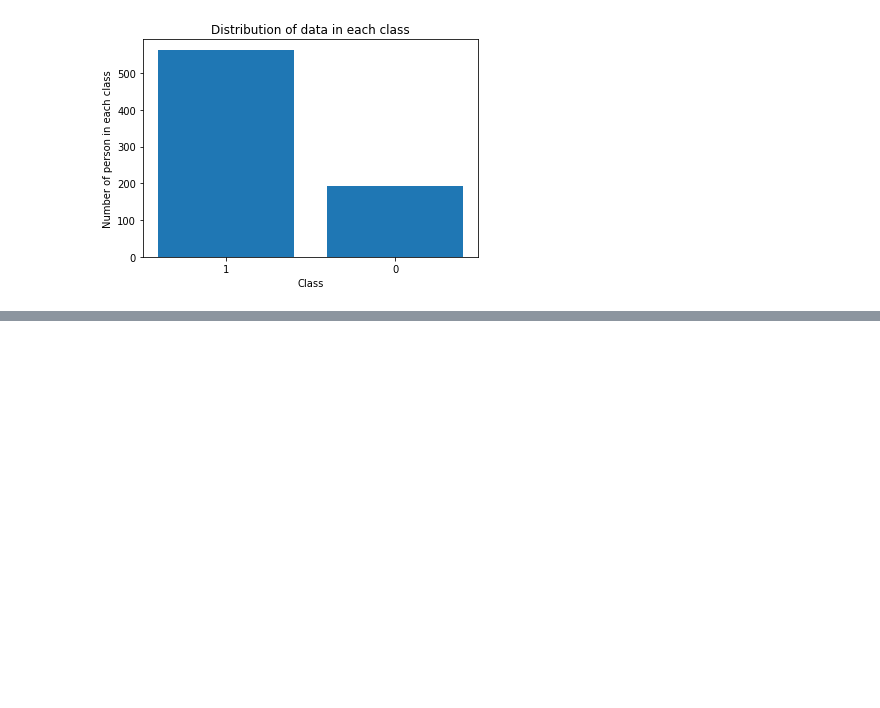
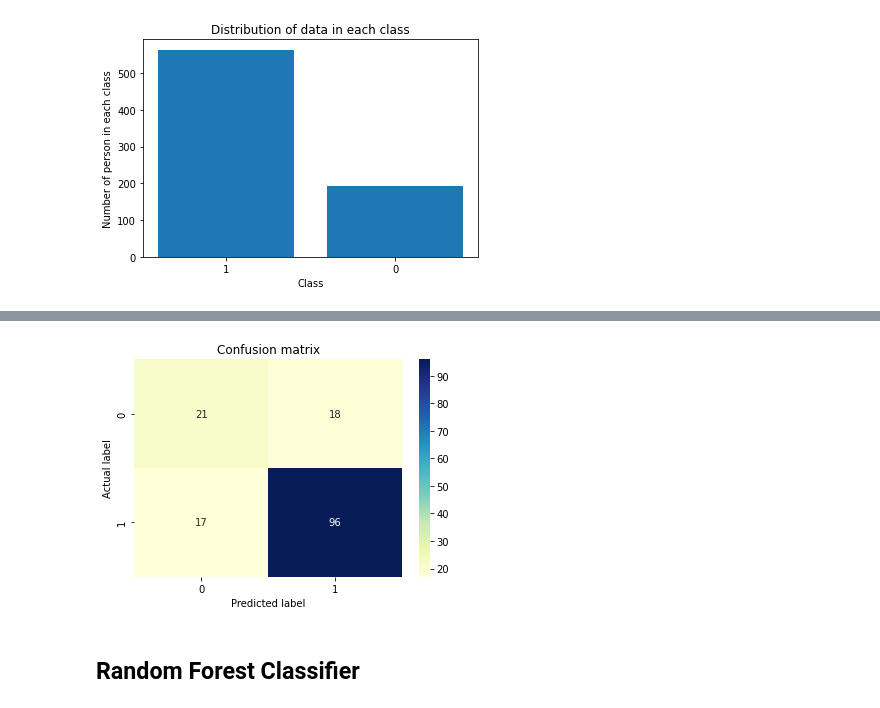
Before and after one commit to ZahraDehghani99/Parkinson-Disease-Classification, a Jupyter notebook: parkinson_disease_classification.ipynb, the cells around one changed output, grey strips where cells are left out. Drawn from its saved outputs; the diff is of its cells as text; code cells hidden in the pictures; blank space fills up the shorter version.

Commit message:
Add machine learning models.

```diff
--- a/parkinson_disease_classification.ipynb
+++ b/parkinson_disease_classification.ipynb
@@ -145,0 +173,8 @@ plt.show()
+# %%
+from sklearn.model_selection import train_test_split
+
+X_train, X_test, y_train, y_test = train_test_split(X, y, test_size=0.2, stratify= y, random_state=42)
+print(f'X_train shape: {X_train.shape}')
+print(f'X_test shape: {X_test.shape}')
+print(f'y_train shape: {y_train.shape}')
+print(f'y_test shape: {y_test.shape}')
@@ -154,0 +279,6 @@ def confusion_matrix(y_test, predicted):
+# %%
+dt = DecisionTreeClassifier(criterion = 'entropy', splitter='best', max_depth=9,random_state=42)
+dt = dt.fit(X_train,y_train)
+
+y_pred = dt.predict(X_test)
+print(f'10 first elements of y_pred : {y_pred[:10]}')
@@ -154,0 +304,6 @@ def confusion_matrix(y_test, predicted):
+# %%
+confusion_matrix(y_test, y_pred)
+# %% [output]
+[figure, added]
+# %% [markdown]
+## Random Forest Classifier
```
Also changed, not shown: parts of 27 cells of this notebook.
